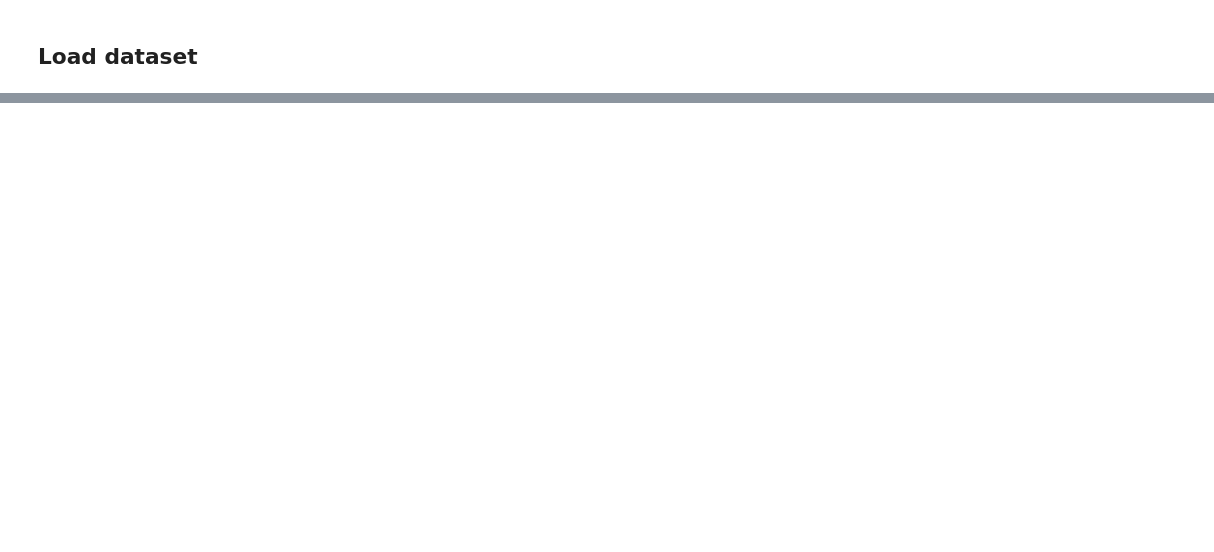
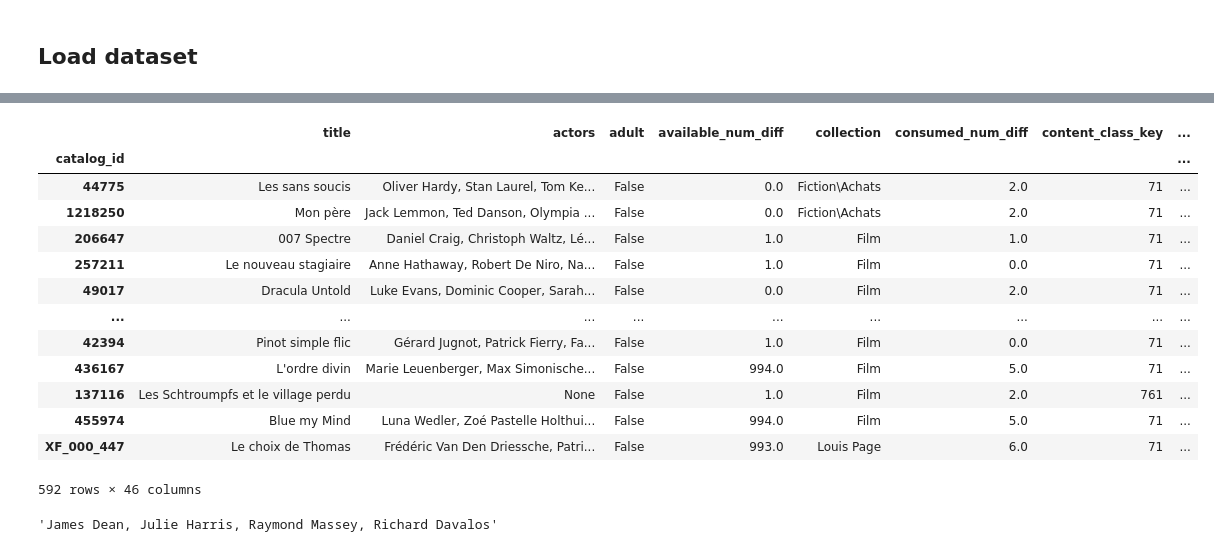
Before and after one commit to charlielopez123/film-recommender, a Jupyter notebook: notebooks/catalog_df.ipynb, the cells around one changed output, grey strips where cells are left out. Cells and saved outputs as stored; diff of their text form; code cells hidden in the pictures; blank space fills up the shorter version.

```diff
--- a/notebooks/catalog_df.ipynb
+++ b/notebooks/catalog_df.ipynb
@@ -100,3 +200,36 @@ featured_movies_df
 # %%
-catalog_df = featured_movies_df.drop_duplicates(subset=['title'], keep='first')
+from constants import BASE_CUSTOM_ID
+catalog_df = featured_movies_df.drop_duplicates(subset=['processed_title'], keep='first').copy()
+
+# Keep only the rows containing the most information
+# Count non-null entries in each row
+featured_movies_df['info_score'] = featured_movies_df.notna().sum(axis=1)
+
+# Define a key to identify duplicates — could be 'title', or ['title', 'year'], etc.
+group_cols = ['title', 'movie_age']
+
+# Keep row with max info_score within each group
+df_dedup = featured_movies_df.sort_values('info_score', ascending=False).drop_duplicates(subset=group_cols)
+
+# Drop helper column
+df_dedup = df_dedup.drop(columns='info_score')
+
+# Assign catalog_id
+catalog_df['catalog_id'] = catalog_df['tmdb_id'].astype('Int64').astype(str)
+
+
+# Base ID on TMDB if available, else assign a unique fallback
+# We'll start custom IDs from a high value to avoid overlap with real TMDB IDs
+
+# Assign fallback ID for missing tmdb_id
+#missing_mask = catalog_df['tmdb_id'].isna()
+missing_mask = catalog_df['missing_tmdb'] == True
+catalog_df.loc[missing_mask, 'catalog_id'] = [
+    BASE_CUSTOM_ID + str(i) for i in range(missing_mask.sum())
+    ]
+
+# Convert dates to datetime format
+catalog_df['start_rights'] = utils.date_formatting.to_datetime_format(catalog_df['start_rights'])
+catalog_df['end_rights'] = utils.date_formatting.to_datetime_format(catalog_df['end_rights'])
+
 catalog_df.reset_index(drop=True, inplace=True)
@@ -120,0 +276,23 @@ catalog_df.to_pickle("data/catalog_df.pkl")
+# %%
+movie_catalog = catalog_df.set_index('catalog_id')
+# %%
+movie_catalog[movie_catalog['date_rediff_4'].notna()]
+# %% [output]
+|  | title | actors | adult | available_num_diff | collection | consumed_num_diff | content_class_key | ... |
+| catalog_id |  |  |  |  |  |  |  | ... |
+| 44775 | Les sans soucis | Oliver Hardy, Stan Laurel, Tom Ke... | False | 0.0 | Fiction\Achats | 2.0 | 71 | ... |
+| 1218250 | Mon père | Jack Lemmon, Ted Danson, Olympia ... | False | 0.0 | Fiction\Achats | 2.0 | 71 | ... |
+| 206647 | 007 Spectre | Daniel Craig, Christoph Waltz, Lé... | False | 1.0 | Film | 1.0 | 71 | ... |
+| 257211 | Le nouveau stagiaire | Anne Hathaway, Robert De Niro, Na... | False | 1.0 | Film | 0.0 | 71 | ... |
+| 49017 | Dracula Untold | Luke Evans, Dominic Cooper, Sarah... | False | 0.0 | Film | 2.0 | 71 | ... |
+| ... | ... | ... | ... | ... | ... | ... | ... | ... |
+| 42394 | Pinot simple flic | Gérard Jugnot, Patrick Fierry, Fa... | False | 1.0 | Film | 0.0 | 71 | ... |
+| 436167 | L'ordre divin | Marie Leuenberger, Max Simonische... | False | 994.0 | Film | 5.0 | 71 | ... |
+| 137116 | Les Schtroumpfs et le village perdu | None | False | 1.0 | Film | 2.0 | 761 | ... |
+| 455974 | Blue my Mind | Luna Wedler, Zoé Pastelle Holthui... | False | 994.0 | Film | 5.0 | 71 | ... |
+| XF_000_447 | Le choix de Thomas | Frédéric Van Den Driessche, Patri... | False | 993.0 | Louis Page | 6.0 | 71 | ... |
+592 rows × 46 columns
+# %%
+(movie_catalog.iloc[0]['actors'])
+# %% [output]
+'James Dean, Julie Harris, Raymond Massey, Richard Davalos'
```
Also changed, not shown: parts of 20 cells of this notebook, 34 other files.
